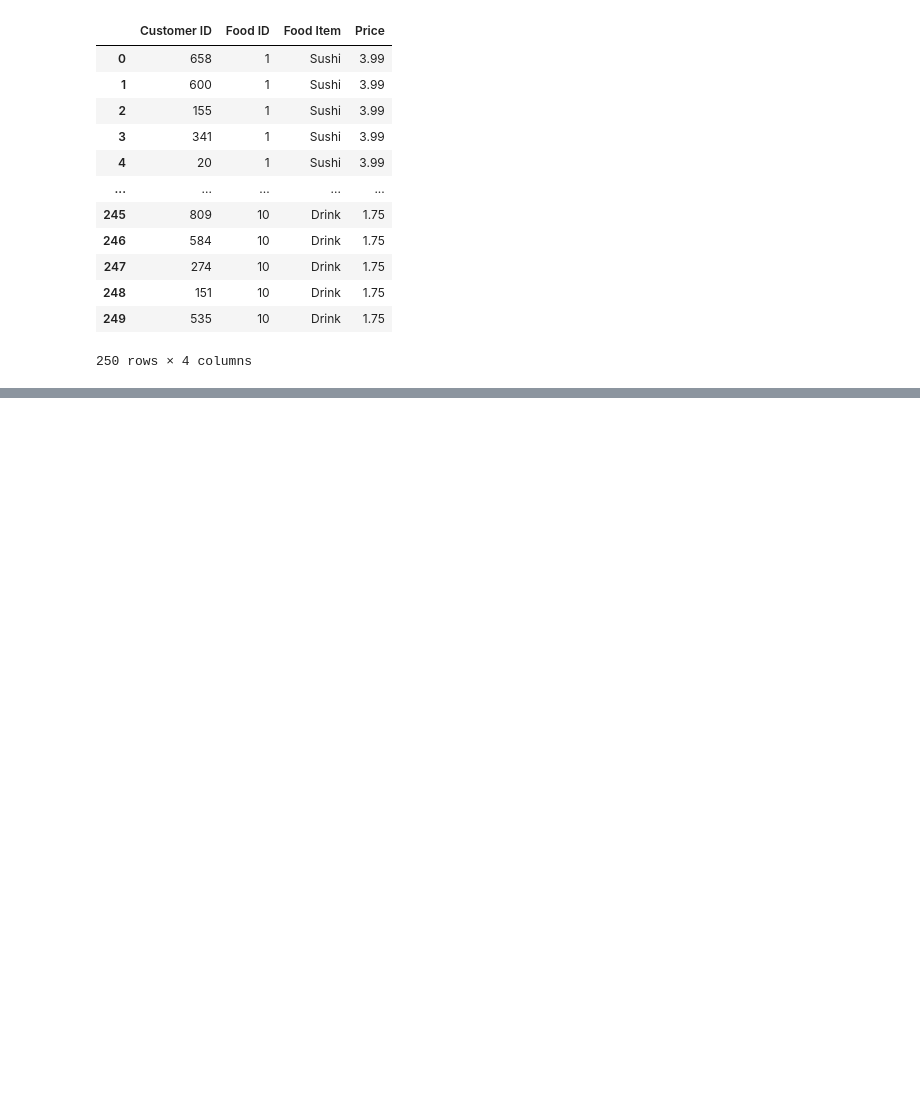
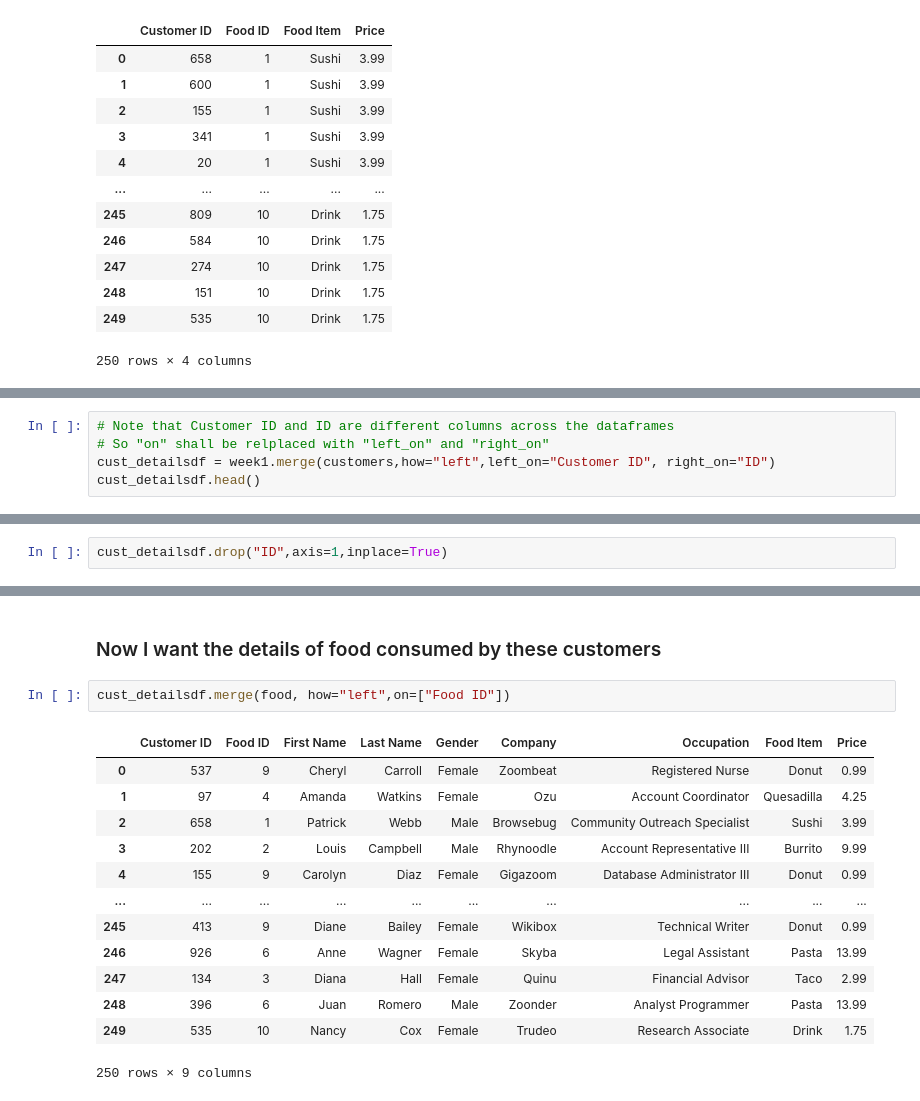
Before and after one commit to selfstarter39/ml_ds, a Jupyter notebook: data_wrangling/merge-pandas.ipynb, the cells around one changed output, grey strips where cells are left out. Drawn from its saved outputs; the diff is of its cells as text; blank space fills up the shorter version.

```diff
--- a/data_wrangling/merge-pandas.ipynb
+++ b/data_wrangling/merge-pandas.ipynb
@@ -506,0 +527,5 @@ week1.merge(food,how = "left", on = ["Food ID"],sort=True)
+# %%
+# Note that Customer ID and ID are different columns across the dataframes
+# So "on" shall be relplaced with "left_on" and "right_on"
+cust_detailsdf = week1.merge(customers,how="left",left_on="Customer ID", right_on="ID")
+cust_detailsdf.head()
@@ -506,0 +539,2 @@ week1.merge(food,how = "left", on = ["Food ID"],sort=True)
+# %%
+cust_detailsdf.drop("ID",axis=1,inplace=True)
@@ -506,0 +550,18 @@ week1.merge(food,how = "left", on = ["Food ID"],sort=True)
+# %% [markdown]
+### Now I want the details of food consumed by these customers
+# %%
+cust_detailsdf.merge(food, how="left",on=["Food ID"])
+# %% [output]
+|  | Customer ID | Food ID | First Name | Last Name | Gender | Company | Occupation | Food Item | Price |
+| 0 | 537 | 9 | Cheryl | Carroll | Female | Zoombeat | Registered Nurse | Donut | 0.99 |
+| 1 | 97 | 4 | Amanda | Watkins | Female | Ozu | Account Coordinator | Quesadilla | 4.25 |
+| 2 | 658 | 1 | Patrick | Webb | Male | Browsebug | Community Outreach Specialist | Sushi | 3.99 |
+| 3 | 202 | 2 | Louis | Campbell | Male | Rhynoodle | Account Representative III | Burrito | 9.99 |
+| 4 | 155 | 9 | Carolyn | Diaz | Female | Gigazoom | Database Administrator III | Donut | 0.99 |
+| ... | ... | ... | ... | ... | ... | ... | ... | ... | ... |
+| 245 | 413 | 9 | Diane | Bailey | Female | Wikibox | Technical Writer | Donut | 0.99 |
+| 246 | 926 | 6 | Anne | Wagner | Female | Skyba | Legal Assistant | Pasta | 13.99 |
+| 247 | 134 | 3 | Diana | Hall | Female | Quinu | Financial Advisor | Taco | 2.99 |
+| 248 | 396 | 6 | Juan | Romero | Male | Zoonder | Analyst Programmer | Pasta | 13.99 |
+| 249 | 535 | 10 | Nancy | Cox | Female | Trudeo | Research Associate | Drink | 1.75 |
+250 rows × 9 columns
```
Also changed, not shown: parts of 7 cells of this notebook.
